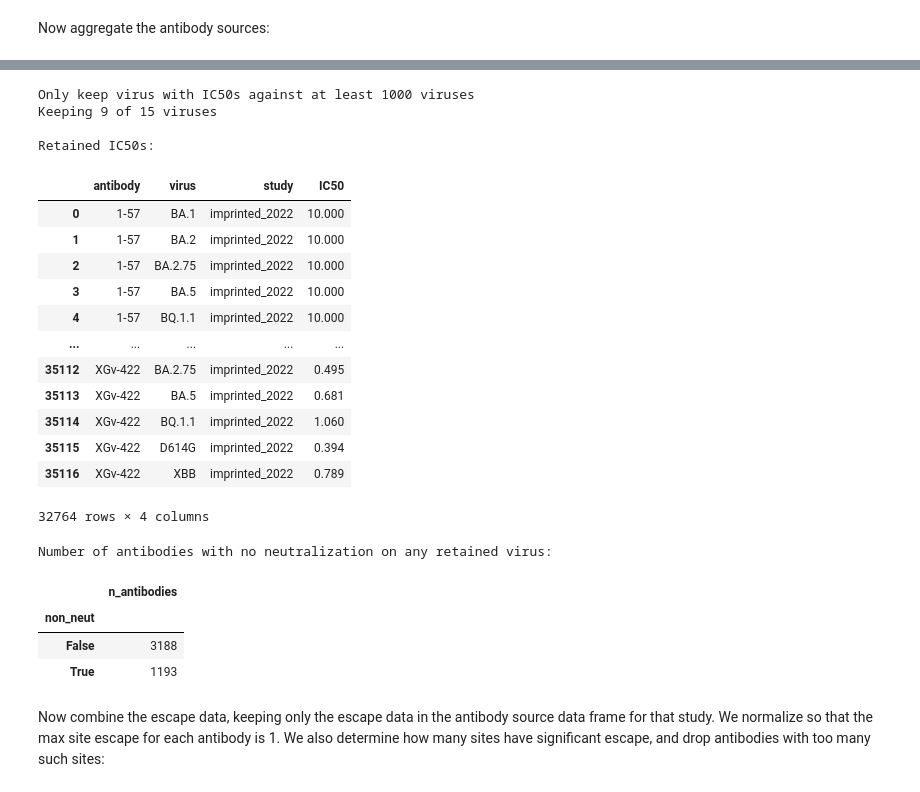
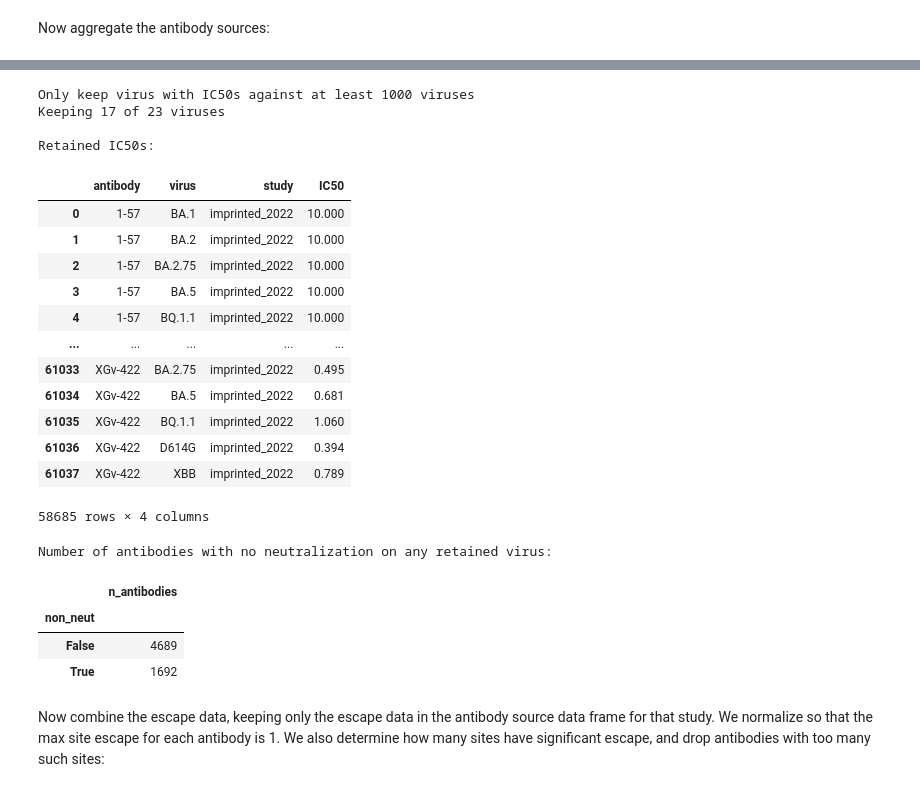
Before and after one commit to jbloomlab/SARS2-RBD-escape-calc, a Jupyter notebook: process_data.ipynb, the cells around one changed output, grey strips where cells are left out. Drawn from its saved outputs; the diff is of its cells as text; code cells hidden in the pictures.

```diff
--- a/process_data.ipynb
+++ b/process_data.ipynb
@@ -24,0 +29,13 @@ antibody_reweighting = config["antibody_reweighting"]
+# %%
+# read the data for Excel Data S2
+evolving_2024_info = (
+    pd.read_excel(
+        "https://static-content.springer.com/esm/art%3A10.1038%2Fs41586-024-08315-x/MediaObjects/41586_2024_8315_MOESM5_ESM.xlsx",
+        header=1,
+    )
+    .assign(study="evolving_2024")
+)
+
+assert len(evolving_2024_info) == evolving_2024_info["antibody"].nunique()
+
+print(f"{evolving_2024_info['antibody'].nunique()=}")
@@ -486,13 +634,14 @@ Now the IC50s:
 # %%
 antibody_ic50s = (
     pd.concat(
-        [repeated_2024_ic50s, imprinted_2022_ic50s],
+        [evolving_2024_ic50s, repeated_2024_ic50s, imprinted_2022_ic50s],
         ignore_index=True,
     )
     .assign(
         antibody=lambda x: x["antibody"].map(
             lambda a: antibody_renaming[a] if a in antibody_renaming else a
         ),
+        IC50=lambda x: x["IC50"].clip(lower=1e-5, upper=10)
     )
 )
 
@@ -522,45 +671,45 @@ print(
     f"Keeping {len(viruses_w_enough_antibodies)} of "
     f"{len(n_antibodies_per_virus)} viruses"
 )
 antibody_ic50s = antibody_ic50s.query("virus in @viruses_w_enough_antibodies")
 
 print("\nRetained IC50s:")
 display(antibody_ic50s)
 
 print("\nNumber of antibodies with no neutralization on any retained virus:")
 assert antibody_ic50s["IC50"].dtype == float
 assert (antibody_ic50s["IC50"] <= 10).all()
 display(
     antibody_ic50s
     .assign(non_neut=lambda x: x["IC50"] == 10)
     .groupby("antibody", as_index=False)
     .aggregate({"non_neut": "all"})
     .groupby("non_neut")
     .aggregate(n_antibodies=pd.NamedAgg("antibody", "nunique"))
 )
 # %% [output]
 Only keep virus with IC50s against at least 1000 viruses
-Keeping 9 of 15 viruses
+Keeping 17 of 23 viruses
 
 Retained IC50s:
 |  | antibody | virus | study | IC50 |
 | 0 | 1-57 | BA.1 | imprinted_2022 | 10.000 |
 | 1 | 1-57 | BA.2 | imprinted_2022 | 10.000 |
 | 2 | 1-57 | BA.2.75 | imprinted_2022 | 10.000 |
 | 3 | 1-57 | BA.5 | imprinted_2022 | 10.000 |
 | 4 | 1-57 | BQ.1.1 | imprinted_2022 | 10.000 |
 | ... | ... | ... | ... | ... |
-| 35112 | XGv-422 | BA.2.75 | imprinted_2022 | 0.495 |
-| 35113 | XGv-422 | BA.5 | imprinted_2022 | 0.681 |
-| 35114 | XGv-422 | BQ.1.1 | imprinted_2022 | 1.060 |
-| 35115 | XGv-422 | D614G | imprinted_2022 | 0.394 |
-| 35116 | XGv-422 | XBB | imprinted_2022 | 0.789 |
+| 61033 | XGv-422 | BA.2.75 | imprinted_2022 | 0.495 |
+| 61034 | XGv-422 | BA.5 | imprinted_2022 | 0.681 |
+| 61035 | XGv-422 | BQ.1.1 | imprinted_2022 | 1.060 |
+| 61036 | XGv-422 | D614G | imprinted_2022 | 0.394 |
+| 61037 | XGv-422 | XBB | imprinted_2022 | 0.789 |
-32764 rows × 4 columns
+58685 rows × 4 columns
 Number of antibodies with no neutralization on any retained virus:
 |  | n_antibodies |
 | non_neut |  |
-| False | 3188 |
-| True | 1193 |
+| False | 4689 |
+| True | 1692 |
 # %% [markdown]
 Now combine the escape data, keeping only the escape data in the antibody source data frame for that study.
 We normalize so that the max site escape for each antibody is 1.
```
Also changed, not shown: parts of 12 cells of this notebook, 4 other files.
